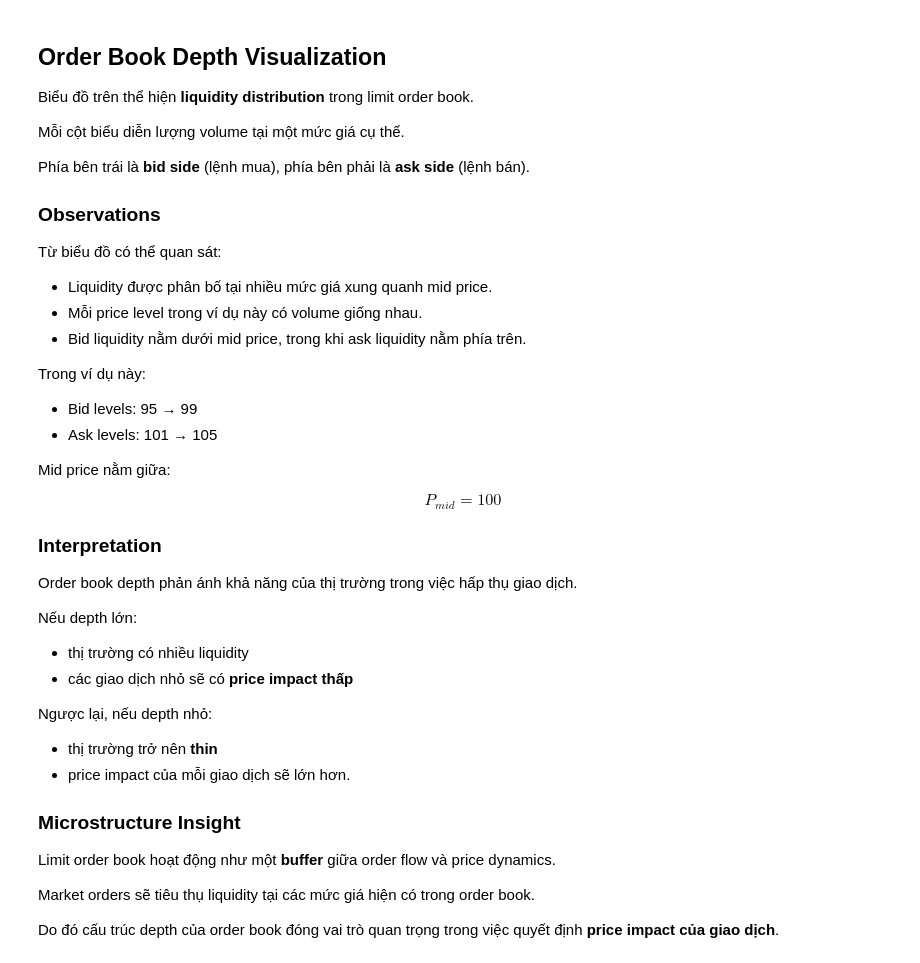
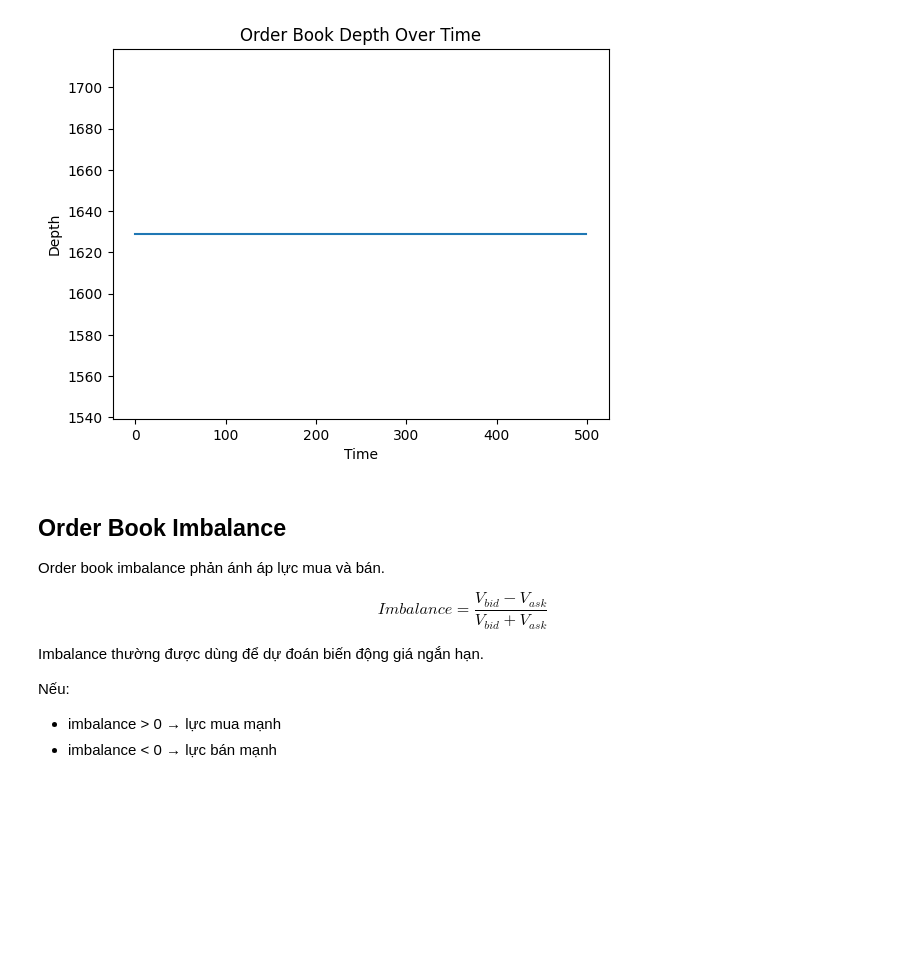
Before and after one commit to thisYui/Market-Reality-and-Dynamics, a Jupyter notebook: notebooks/01_market_structure/02_liquidity_and_depth.ipynb, the cells around one changed output. Cells and saved outputs as stored; diff of their text form; code cells hidden in the pictures; blank space fills up the shorter version.

```diff
--- a/notebooks/01_market_structure/02_liquidity_and_depth.ipynb
+++ b/notebooks/01_market_structure/02_liquidity_and_depth.ipynb
@@ -197,59 +198,26 @@ plt.show()
+# %%
+plt.figure()
+plt.plot(depth_series)
+plt.title("Order Book Depth Over Time")
+plt.xlabel("Time")
+plt.ylabel("Depth")
+plt.show()
+# %% [output]
+[figure, added]
 # %% [markdown]
-## Order Book Depth Visualization
+## Order Book Imbalance
 
-Biểu đồ trên thể hiện **liquidity distribution**
-trong limit order book.
-
-Mỗi cột biểu diễn lượng volume
-tại một mức giá cụ thể.
-
-Phía bên trái là **bid side** (lệnh mua),
-phía bên phải là **ask side** (lệnh bán).
-
-### Observations
-
-Từ biểu đồ có thể quan sát:
-
-- Liquidity được phân bố tại nhiều mức giá
-xung quanh mid price.
-- Mỗi price level trong ví dụ này có volume giống nhau.
-- Bid liquidity nằm dưới mid price,
-trong khi ask liquidity nằm phía trên.
-
-Trong ví dụ này:
-
-- Bid levels: 95 → 99
-- Ask levels: 101 → 105
-
-Mid price nằm giữa:
+Order book imbalance phản ánh áp lực mua và bán.
 
 $$
-P_{mid} = 100
+Imbalance =
+\frac{V_{bid} - V_{ask}}
+{V_{bid} + V_{ask}}
 $$
 
-### Interpretation
+Imbalance thường được dùng để dự đoán biến động giá ngắn hạn.
 
-Order book depth phản ánh khả năng
-của thị trường trong việc hấp thụ giao dịch.
+Nếu:
 
-Nếu depth lớn:
-
-- thị trường có nhiều liquidity
-- các giao dịch nhỏ sẽ có **price impact thấp**
-
-Ngược lại, nếu depth nhỏ:
-
-- thị trường trở nên **thin**
-- price impact của mỗi giao dịch sẽ lớn hơn.
-
-### Microstructure Insight
-
-Limit order book hoạt động như một **buffer**
-giữa order flow và price dynamics.
-
-Market orders sẽ tiêu thụ liquidity
-tại các mức giá hiện có trong order book.
-
-Do đó cấu trúc depth của order book
-đóng vai trò quan trọng trong việc
-quyết định **price impact của giao dịch**.
+- imbalance > 0 → lực mua mạnh
+- imbalance < 0 → lực bán mạnh
```
Also changed, not shown: parts of 32 cells of this notebook, 9 other files.
